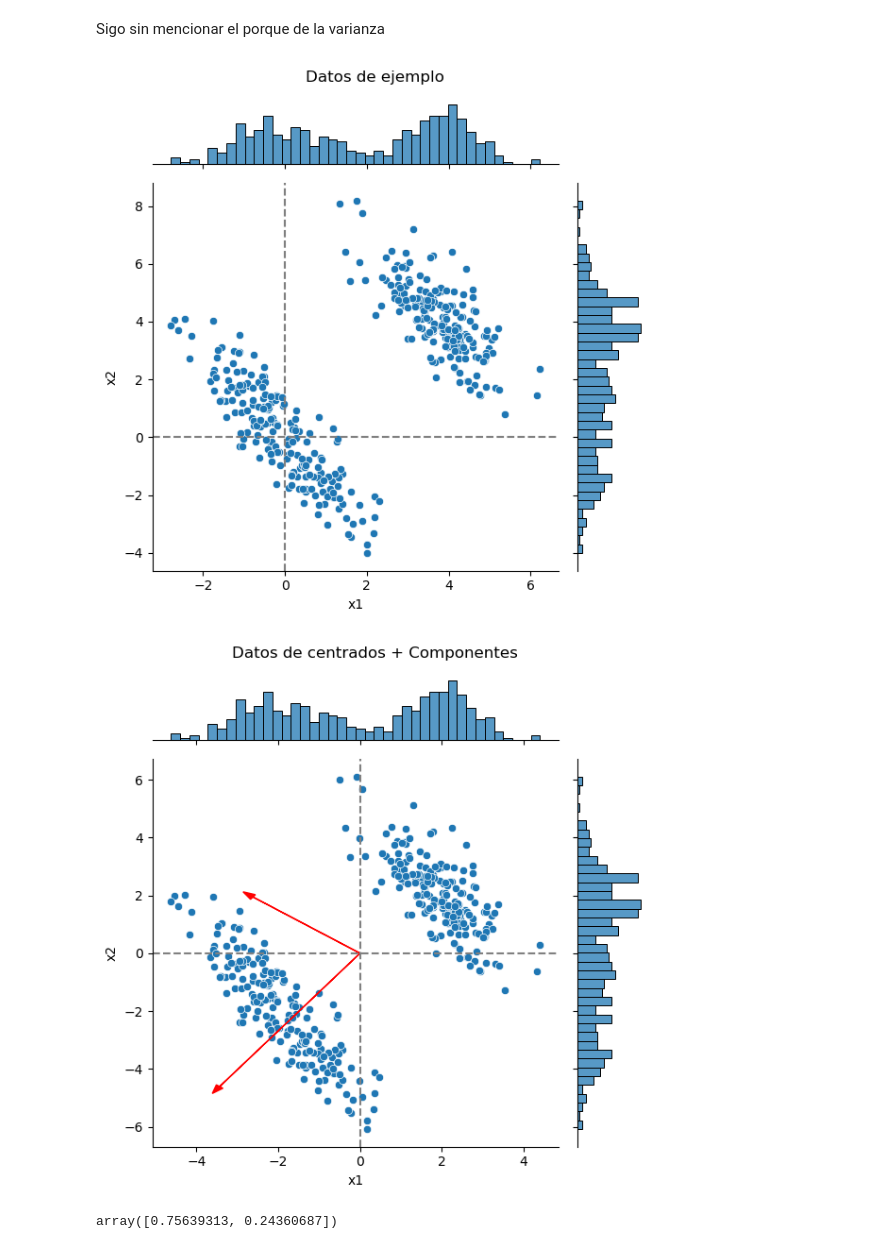
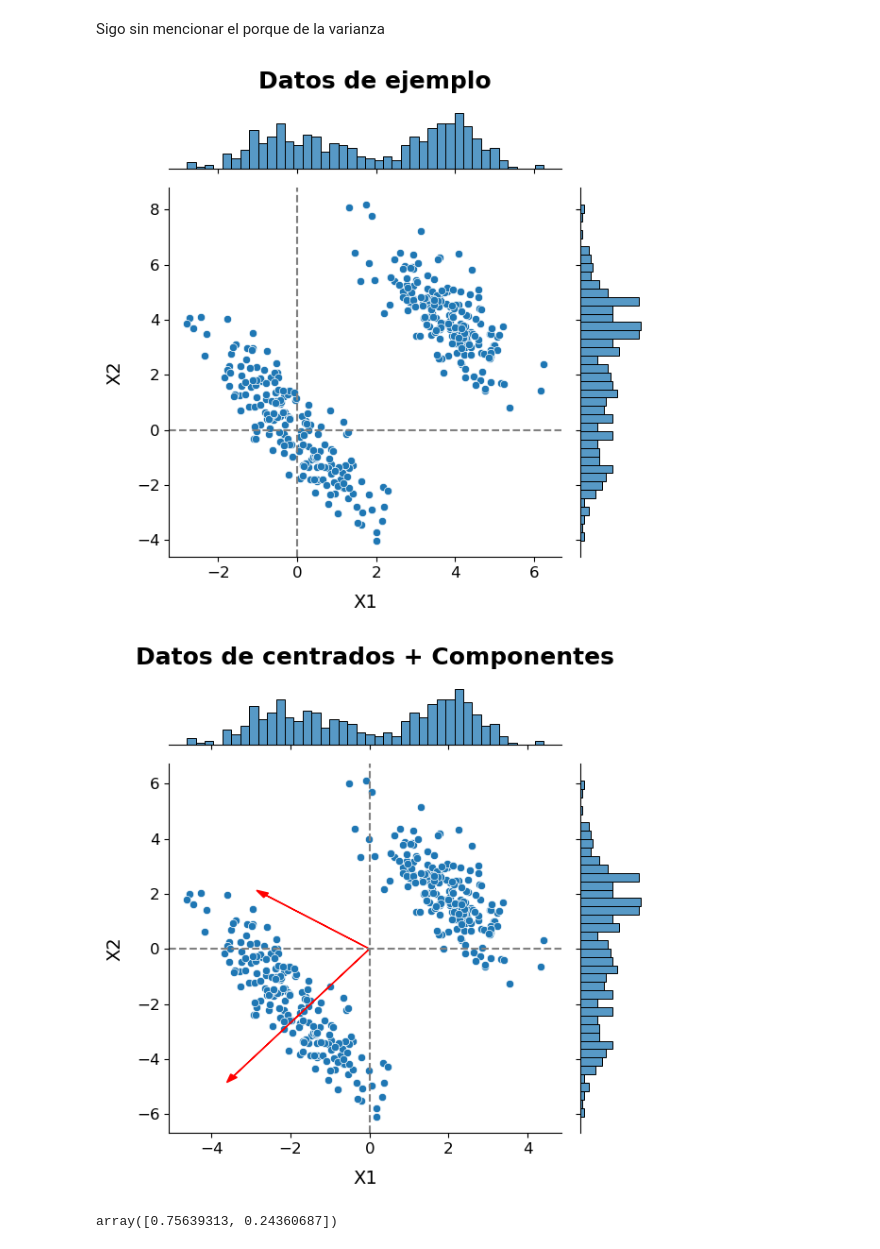
Before and after one commit to Otza02/presentacion-PCA, a Jupyter notebook: graficos.ipynb, the cells around one changed output. Cells and saved outputs as stored; diff of their text form; code cells hidden in the pictures.

```diff
--- a/graficos.ipynb
+++ b/graficos.ipynb
@@ -23,29 +23,37 @@ g = sns.jointplot(pd.DataFrame(x, columns=["x1", "x2"]), x="x1", y="x2", margina
 g.ax_joint.axhline(0, linestyle="--", color="gray")
 g.ax_joint.axvline(0, linestyle="--", color="gray");
 
-g.figure.suptitle("Datos de ejemplo")
+g.figure.suptitle("Datos de ejemplo", fontsize=18, fontweight="bold")
+g.ax_joint.set_xlabel("X1", fontsize=14, labelpad=10)
+g.ax_joint.set_ylabel("X2", fontsize=14, labelpad=10)
+g.ax_joint.tick_params(axis='both', labelsize=12)
+
 g.figure.tight_layout();
-g.figure.savefig("img/ejemplo1.png", dpi=300, bbox_inches="tight")
+g.figure.savefig("img/ejemplo2.png", dpi=300, bbox_inches="tight")
 # %% [output]
-[figure, old version]
+[figure, new version]
 # %%
 g = sns.jointplot(pd.DataFrame(c, columns=["x1", "x2"]), x="x1", y="x2", marginal_kws={"bins":40, "fill":True}, height=6);
 g.ax_joint.axhline(0, linestyle="--", color="gray")
 g.ax_joint.axvline(0, linestyle="--", color="gray");
 
 loadings = vt.T
 for row in range(loadings.shape[0]):
     g.ax_joint.arrow(0, 0,
                 loadings[row, 0] * d[row] * 0.1, loadings[row, 1] * d[row] * 0.1,
                 head_width=0.2,
                 color="red")
 
-g.figure.suptitle("Datos de centrados + Componentes")
+g.figure.suptitle("Datos de centrados + Componentes", fontsize=18, fontweight="bold")
+g.ax_joint.set_xlabel("X1", fontsize=14, labelpad=10)
+g.ax_joint.set_ylabel("X2", fontsize=14, labelpad=10)
+g.ax_joint.tick_params(axis='both', labelsize=12)
+
 g.figure.tight_layout();
-g.figure.savefig("img/ejemplo1_centrado.png", dpi=300, bbox_inches="tight")
+g.figure.savefig("img/ejemplo2_centrado.png", dpi=300, bbox_inches="tight")
 # Varianza de proyecciones, longitud de vectores
 # %% [output]
-[figure, old version]
+[figure, new version]
 # %%
 scores.var(axis=0, ddof=1) / scores.var(axis=0, ddof=1).sum()
 # %% [output]
```
Also changed, not shown: parts of 1 cell of this notebook, 8 other files.
